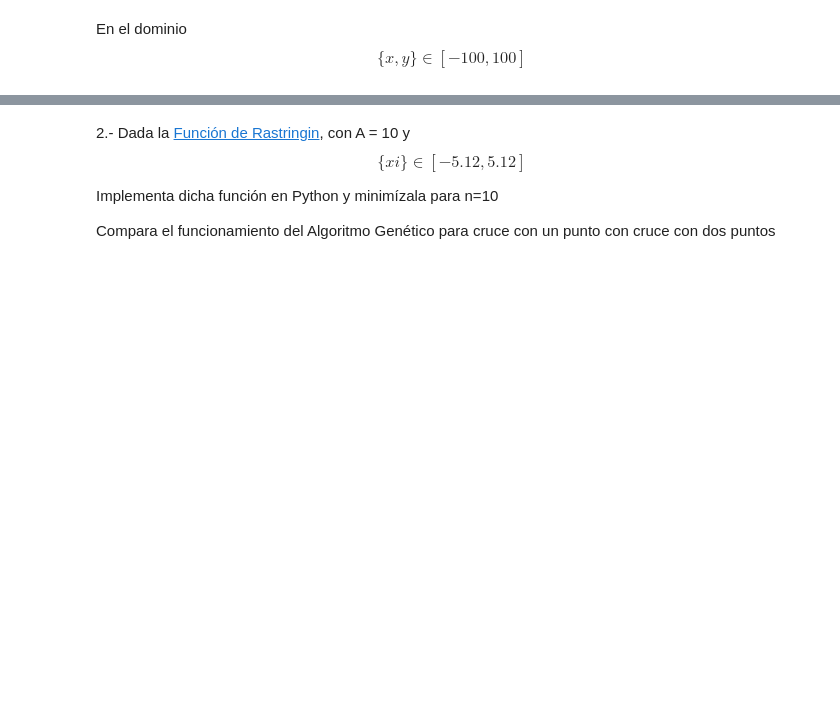
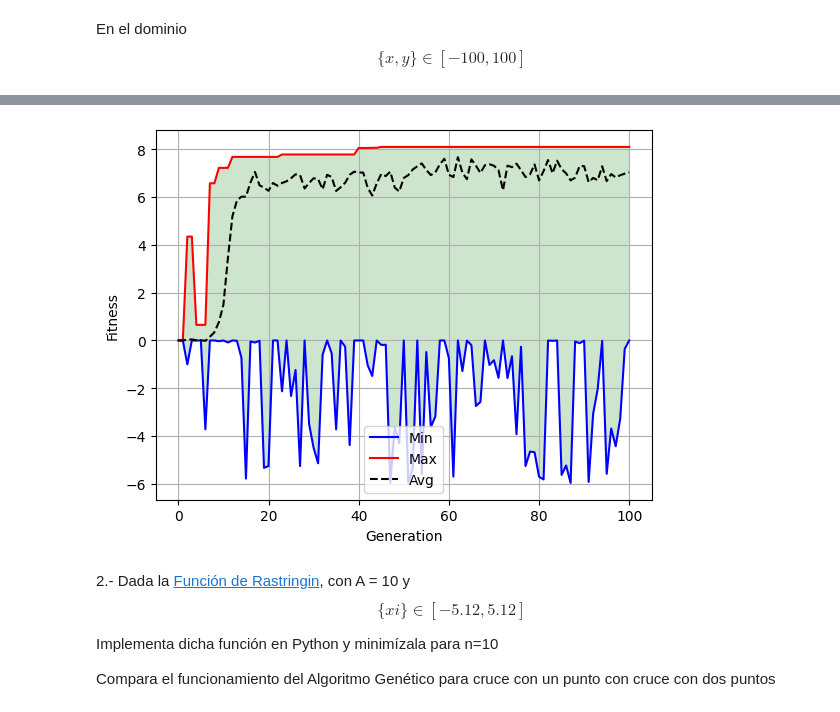
Before and after one commit to mpoyatos/APRENDIZAJE_AUTOMATICO_23_24, a Jupyter notebook: ALGORITMO GENETICO/Problema_Sencillo_AG.ipynb, the cells around one changed output, grey strips where cells are left out. Cells and saved outputs as stored; diff of their text form; code cells hidden in the pictures; blank space fills up the shorter version.

```diff
--- a/ALGORITMO GENETICO/Problema_Sencillo_AG.ipynb
+++ b/ALGORITMO GENETICO/Problema_Sencillo_AG.ipynb
@@ -1007,3 +1007,88 @@ Si definimos `N` como el número de generaciones, `P` como el número de individ
 $$z = f(x,y) = 3(1-x)^2e^{-(x^2)-(y+1)^2}-10(x/5-x^3-y^5)e^{-x^2-y^2}-1/3e^{-(x+1)^2-y^2}$$
 # %% [markdown]
 En el dominio $$\{x,y\} \in [-100,100]$$
+# %%
+import random
+import math
+import numpy as np
+from deap import base
+from deap import creator
+from deap import tools
+from deap import algorithms
+import matplotlib.pyplot as plt
+
+# Creamos los objetos para definir el problema y el tipo de individuo
+creator.create("FitnessMax", base.Fitness, weights=(1.0,))
+creator.create("Individual", list, fitness=creator.FitnessMax)
+
+def funcion_objetivo(x):
+    """
+    Función objetivo de nuestro problema
+    """
+    # x es x[0] e y es x[1]
+    for i in range(len(x)):
+        if x[i] > 100 or x[i] < -100:
+            return -1,
+    res = 3*(1-x[0])**2*math.exp(-(x[0]**2)-(x[1]+1)**2)-10*(x[0]/5-x[0]**3-x[1]**5)*math.exp(-x[0]**2-x[1]**2)-(1/3)*math.exp(-(x[0]+1)**2-x[1]**2)
+    return res,
+toolbox = base.Toolbox()
+
+# Generación de genes
+toolbox.register("attr_uniform", random.uniform, -100, 100)
+
+# Generación de inviduos y población
+toolbox.register("individual", tools.initRepeat, creator.Individual,
+                 toolbox.attr_uniform, 2)
+toolbox.register("population", tools.initRepeat, list,
+                 toolbox.individual, 100)
+
+# Registro de operaciones genéticas
+toolbox.register("evaluate", funcion_objetivo)
+toolbox.register("mate", tools.cxOnePoint)
+toolbox.register("mutate", tools.mutGaussian, mu=0,
+                 sigma= 5, indpb=0.2)
+toolbox.register("select", tools.selTournament, tournsize=3)
+
+def plot_evolucion(log):
+    """
+    Representa la evolución del mejor individuo en cada generación
+    """
+    gen = log.select("gen")
+    fit_mins = log.select("min")
+    fit_maxs = log.select("max")
+    fit_ave = log.select("avg")
+
+    fig, ax1 = plt.subplots()
+    ax1.plot(gen, fit_mins, "b")
+    ax1.plot(gen, fit_maxs, "r")
+    ax1.plot(gen, fit_ave, "--k")
+    ax1.fill_between(gen, fit_mins, fit_maxs, facecolor='g', alpha = 0.2)  #where=fit_maxs >= fit_mins
+    ax1.set_xlabel("Generation")
+    ax1.set_ylabel("Fitness")
+    # ax1.set_ylim([-10, 160])
+    ax1.legend(["Min", "Max", "Avg"], loc="lower center")
+    plt.grid(True)
+    plt.savefig("Convergencia.eps", dpi = 300)
+
+def main():
+    random.seed(42)
+    CXPB, MUTPB, NGEN = 0.6, 0.4, 100
+    pop = toolbox.population()
+    hof = tools.HallOfFame(1)
+    stats = tools.Statistics(lambda ind: ind.fitness.values)
+    stats.register("avg", np.mean)
+    stats.register("std", np.std)
+    stats.register("min", np.min)
+    stats.register("max", np.max)
+    logbook = tools.Logbook()
+    pop, logbook = algorithms.eaSimple(pop, toolbox, cxpb=CXPB,
+                                       mutpb=MUTPB, ngen=NGEN, stats=stats,
+                                       halloffame=hof, verbose=True)
+    return hof, logbook
+
+
+best, log = main()
+print("Mejor fitness: %f" %best[0].fitness.values)
+print("Mejor individuo %s" %best[0])
+plot_evolucion(log)
+# %% [output]
@@ -1010,3 +1117,4 @@ En el dominio $$\{x,y\} \in [-100,100]$$
+[figure, added]
 # %% [markdown]
 2.- Dada la [Función de Rastringin](https://en.wikipedia.org/wiki/Rastrigin_function#:~:text=In%20mathematical%20optimization%2C%20the%20Rastrigin,has%20been%20generalized%20by%20Rudolph.), con A = 10 y  $$\{xi\} \in [-5.12,5.12]$$
 
```
Also changed, not shown: parts of 4 cells of this notebook.
